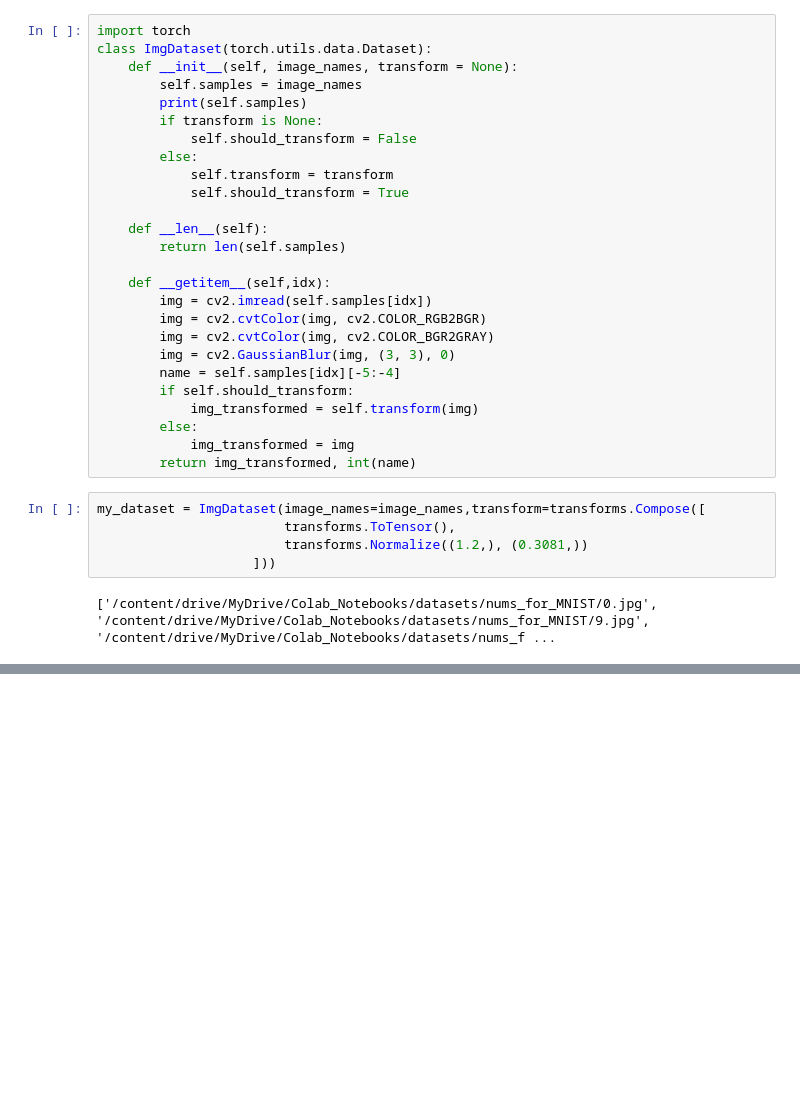
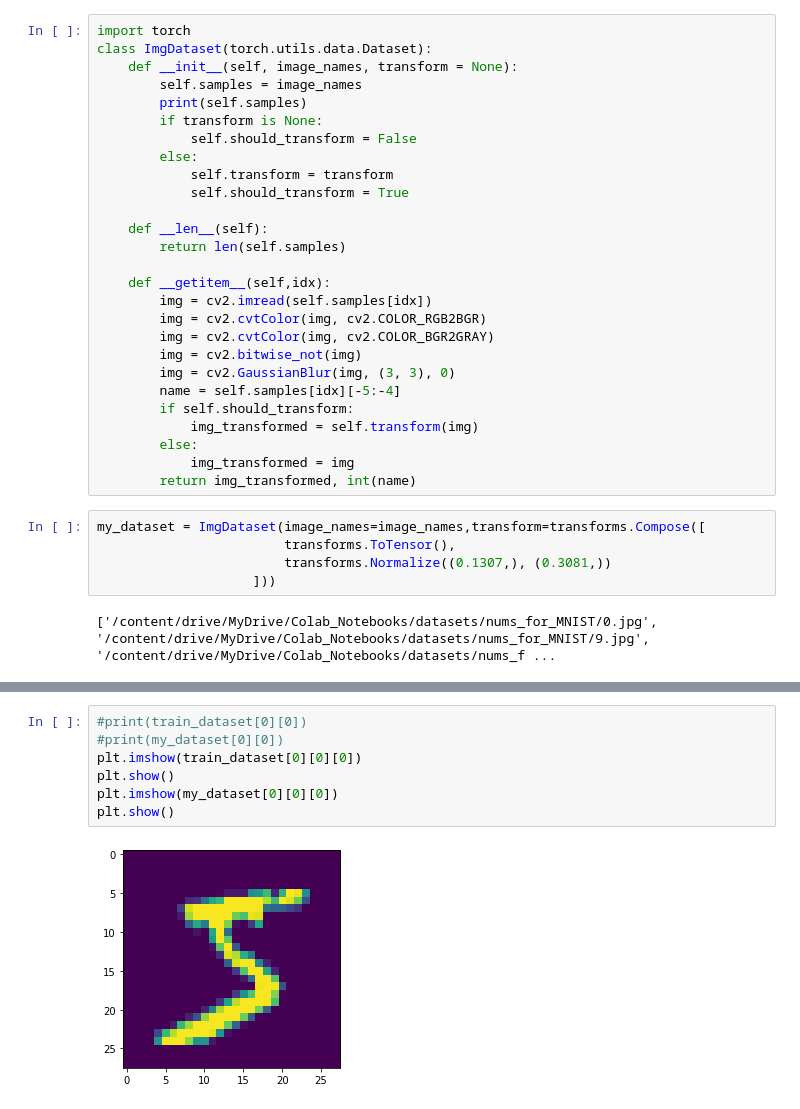
Before and after one commit to StarkitRobots/cvr_course, a Jupyter notebook: notebooks/nn_hw6.ipynb, the cells around one changed output, grey strips where cells are left out. Cells and saved outputs as stored; diff of their text form; blank space fills up the shorter version.

```diff
--- a/notebooks/nn_hw6.ipynb
+++ b/notebooks/nn_hw6.ipynb
@@ -581,6 +584,7 @@ class ImgDataset(torch.utils.data.Dataset):
         img = cv2.imread(self.samples[idx])
         img = cv2.cvtColor(img, cv2.COLOR_RGB2BGR)
         img = cv2.cvtColor(img, cv2.COLOR_BGR2GRAY)
+        img = cv2.bitwise_not(img)
         img = cv2.GaussianBlur(img, (3, 3), 0)
         name = self.samples[idx][-5:-4]
         if self.should_transform:
@@ -591,7 +595,7 @@ class ImgDataset(torch.utils.data.Dataset):
 # %%
 my_dataset = ImgDataset(image_names=image_names,transform=transforms.Compose([
                         transforms.ToTensor(),
-                        transforms.Normalize((1.2,), (0.3081,))
+                        transforms.Normalize((0.1307,), (0.3081,))
                     ]))
 # %% [output]
 ['/content/drive/MyDrive/Colab_Notebooks/datasets/nums_for_MNIST/0.jpg', '/content/drive/MyDrive/Colab_Notebooks/datasets/nums_for_MNIST/9.jpg', '/content/drive/MyDrive/Colab_Notebooks/datasets/nums_f ...
@@ -620,0 +602,9 @@ ValueError: ignored
+# %%
+#print(train_dataset[0][0])
+#print(my_dataset[0][0])
+plt.imshow(train_dataset[0][0][0])
+plt.show()
+plt.imshow(my_dataset[0][0][0])
+plt.show()
+# %% [output]
+[figure, added]
```
Also changed, not shown: parts of 4 cells of this notebook.
